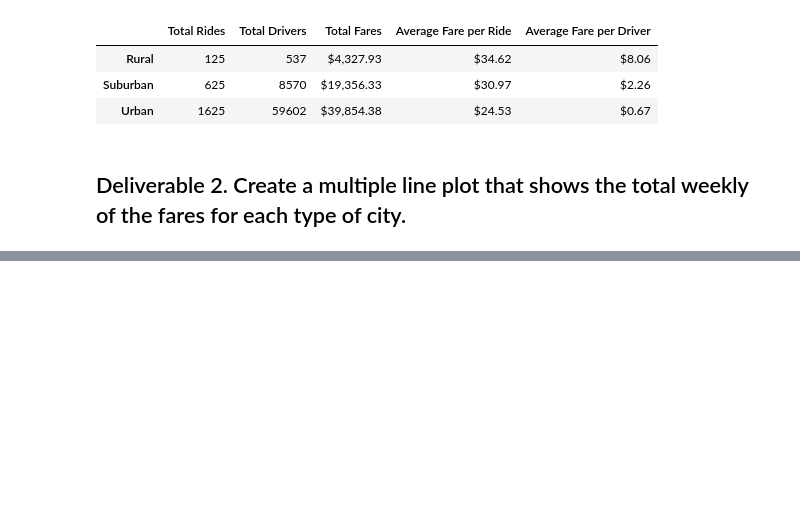
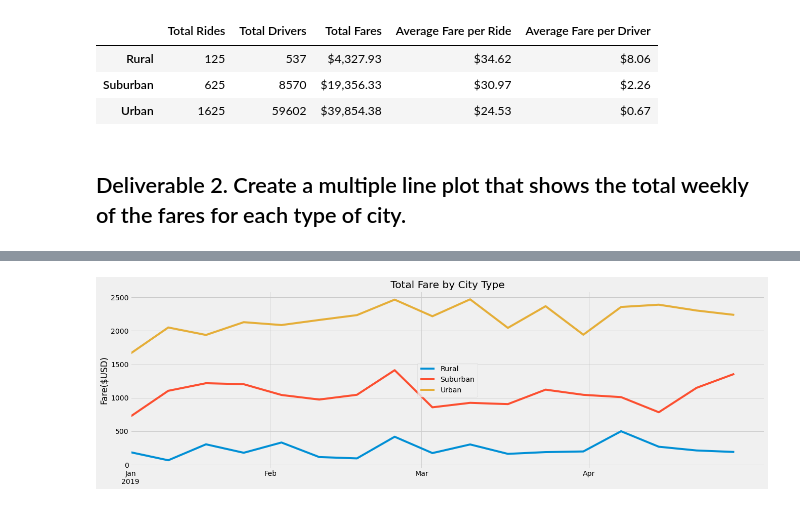
Before and after one commit to brooke-estrada/PyBer_Analysis, a Jupyter notebook: PyBer_Challenge.ipynb, the cells around one changed output, grey strips where cells are left out. Saved outputs shown, nothing was run; the diff lists cells and outputs as text; code cells hidden in the pictures; blank space fills up the shorter version.

```diff
--- a/PyBer_Challenge.ipynb
+++ b/PyBer_Challenge.ipynb
@@ -119,3 +165,5 @@ pyber_summary_df
 # %%
 # 4. Create a pivot table with the 'date' as the index, the columns ='type', and values='fare'
 # to get the total fares for each type of city by the date.
+fares_by_date = fares_by_date.pivot(index='date', columns='type', values='fare')
+fares_by_date
@@ -122,7 +185,8 @@ pyber_summary_df
 # %%
 # 5. Create a new DataFrame from the pivot table DataFrame using loc on the given dates, '2019-01-01':'2019-04-29'.
+fares_by_selected_date = fares_by_date.loc['2019-01-01':'2019-04-29']
 # %%
 # 6. Set the "date" index to datetime datatype. This is necessary to use the resample() method in Step 8.
-# df.index = pd.to_datetime(df.index)
+fares_by_selected_date.index = pd.to_datetime(fares_by_selected_date.index)
 # %%
 # 7. Check that the datatype for the index is datetime using df.info()
@@ -129,2 +207,4 @@ pyber_summary_df
 # %%
 # 8. Create a new DataFrame using the "resample()" function by week 'W' and get the sum of the fares for each week.
+fares_by_week = fares_by_selected_date.resample("W").sum()
+fares_by_week
@@ -131,7 +231,26 @@ pyber_summary_df
 # %%
 # 8. Using the object-oriented interface method, plot the resample DataFrame using the df.plot() function.
 
 # Import the style from Matplotlib.
 from matplotlib import style
 # Use the graph style fivethirtyeight.
 style.use('fivethirtyeight')
+x_labels = ['Jan\n2019', 'Feb', 'Mar','Apr']
+
+fig,ax = plt.subplots(figsize=(20,6))
+ax.plot(fares_by_week.index,fares_by_week['Rural'], label='Rural')
+ax.plot(fares_by_week.index,fares_by_week['Suburban'], label='Suburban')
+ax.plot(fares_by_week.index,fares_by_week['Urban'], label='Urban')
+ax.legend()
+ax.set_ylabel('Fare($USD)')
+ax.set_xticks(['2019-01-06','2019-02-01', '2019-03-01', '2019-04-01'])
+ax.set_xticklabels(x_labels)
+ax.set_title('Total Fare by City Type')
+ax.set_xlim(fares_by_week.index[0])
+
+#Save Figure
+plt.savefig("Analysis/PyBer_fare_summary.png")
+
+plt.show()
+# %% [output]
+[figure, added]
```
Also changed, not shown: parts of 7 cells of this notebook, 3 other files.
